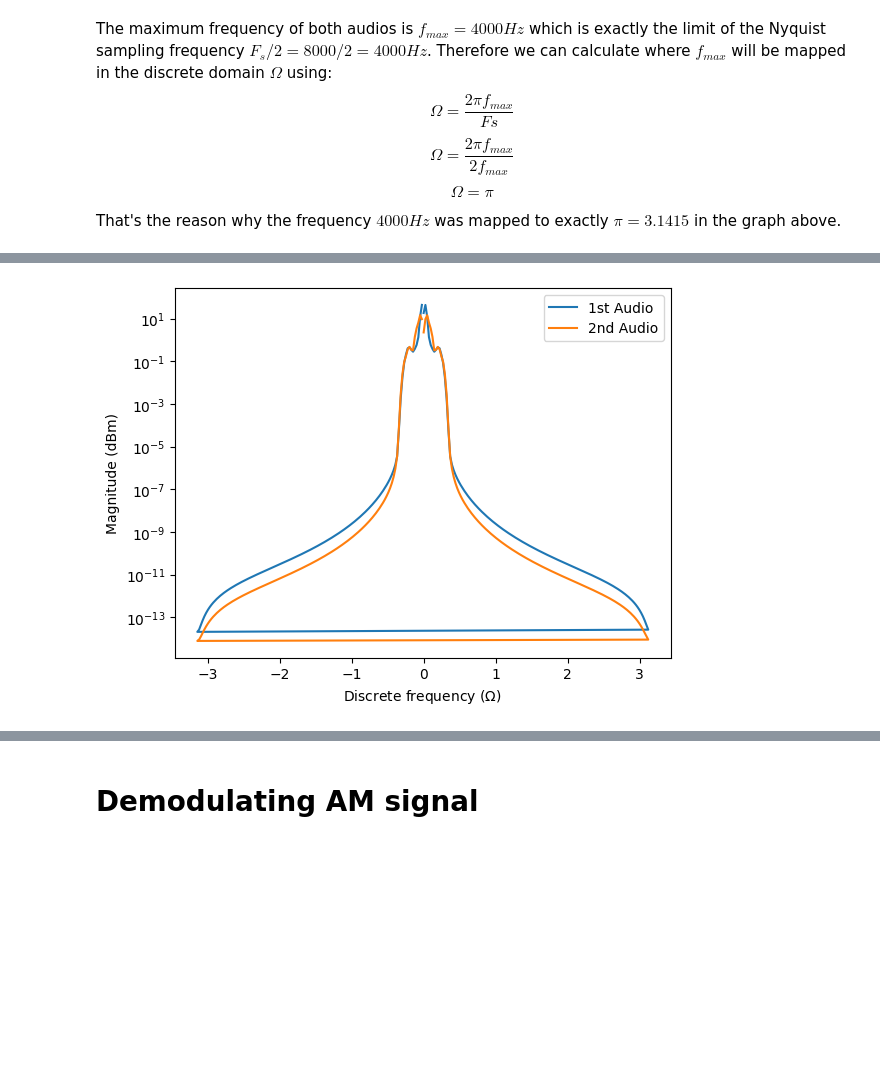
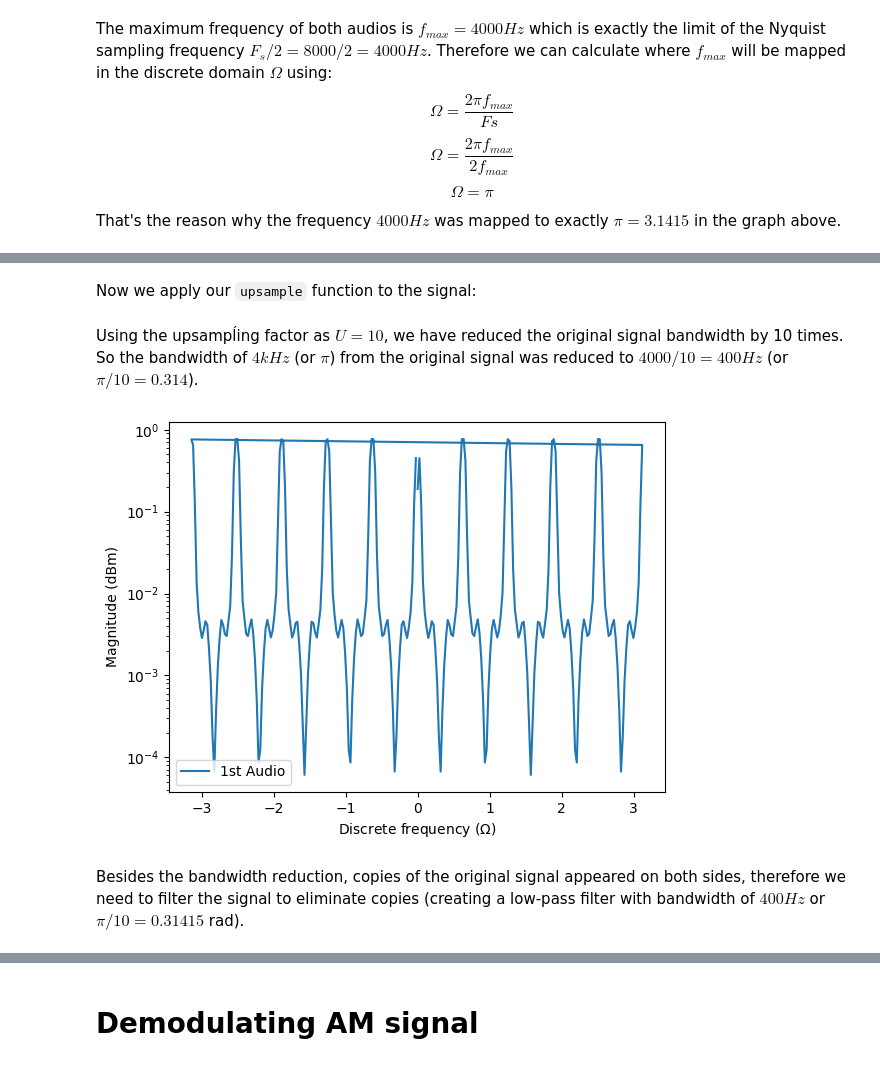
Before and after one commit to cleversonahum/digital_transmission_codes, a Jupyter notebook: codes/am-exercise-1.ipynb, the cells around one changed output, grey strips where cells are left out. Saved outputs shown, nothing was run; the diff lists cells and outputs as text; code cells hidden in the pictures; blank space fills up the shorter version.

Commit message:
fixing upsampling til filter

```diff
--- a/codes/am-exercise-1.ipynb
+++ b/codes/am-exercise-1.ipynb
@@ -70,0 +89,31 @@ Let's imagine
+# %%
+def upsample_prefilter(vector, factor):
+	new_vector = np.zeros(len(vector)*factor)
+	new_vector[::factor] = vector
+
+	return new_vector
+
+def downsample_prefilter(vector, factor):
+	new_vector = vector[::factor]
+
+	return new_vector
+
+test = np.ones(10)
+plt.figure()
+plt.stem(test)
+plt.title("Original signal")
+plt.show()
+
+U = 10
+upsampled_test = upsample_prefilter(test, U)
+plt.figure()
+plt.stem(np.linspace(0,len(test), len(upsampled_test)), upsampled_test)
+plt.title("Upsampled signal")
+plt.show()
+
+D=U
+downsampled_test = downsample_prefilter(upsampled_test, D)
+plt.figure()
+plt.stem(np.linspace(0,len(test)-1, len(downsampled_test)), downsampled_test)
+plt.title("Downsampled signal")
+plt.show()
@@ -71,3 +124,5 @@ Let's imagine
+# %% [markdown]
+Now we apply our `upsample` function to the signal:
 # %%
 # Resampling signal
 U = 10 # Upsampling factor
@@ -76,18 +131,19 @@ carrier_if = 600e3
 carriers = np.array([610, 620]) * 1e3
 BW_am = 5e3 # 5kHz baseband or 10 kHz passband
 f_max = carriers[-1] - carrier_if + BW_am
-audio1_resampled = signal.resample(audio1, int(Fs_tx*t))
-audio2_resampled = signal.resample(audio2, int(Fs_tx*t))
+audio1_resampled_pre_filter = upsample_prefilter(audio1, U)
+audio2_resampled_pre_filter = upsample_prefilter(audio2, U)
+# %% [markdown]
+Using the upsampĺing factor as $U=10$, we have reduced the original signal bandwidth by 10 times. So the bandwidth of $4kHz$ (or $\pi$) from the original signal was reduced to $4000/10=400Hz$ (or $\pi/10=0.314$).
 # %%
-# Plot signal power and frequencies
-xf1, yp1 = signal.welch(audio1_resampled, Fs_tx, return_onesided=False)
-xf2, yp2 = signal.welch(audio2_resampled, Fs_tx, return_onesided=False)
+xf1_resample_pre_filter, yp1_resample_pre_filter = signal.welch(audio1_resampled_pre_filter, Fs_tx, return_onesided=False)
 plt.figure()
-plt.semilogy(2*np.pi*xf1/Fs_tx, yp1, label="1st Audio")
-plt.semilogy(2*np.pi*xf2/Fs_tx, yp2, label="2nd Audio")
+plt.semilogy(2*np.pi*xf1_resample_pre_filter/Fs_tx, yp1_resample_pre_filter, label="1st Audio")
 plt.legend()
 plt.xlabel(r"Discrete frequency ($\Omega$)")
 plt.ylabel("Magnitude (dBm)")
 plt.show()
 # %% [output]
-[figure, old version]
+[figure, new version]
+# %% [markdown]
+Besides the bandwidth reduction, copies of the original signal appeared on both sides, therefore we need to filter the signal to eliminate copies (creating a low-pass filter with bandwidth of $400Hz$ or $\pi/10 = 0.31415$ rad).
```
Also changed, not shown: parts of 19 cells of this notebook.
